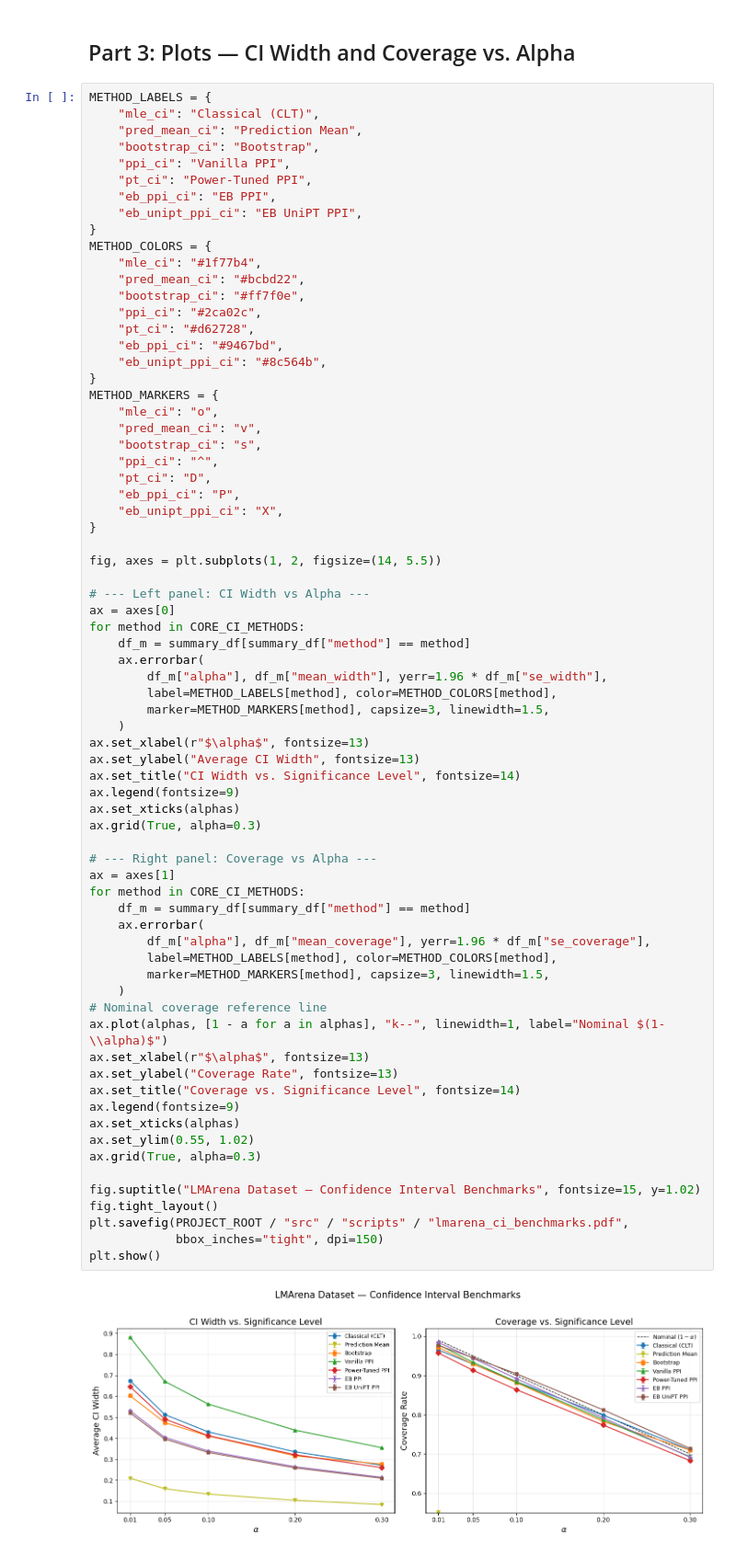
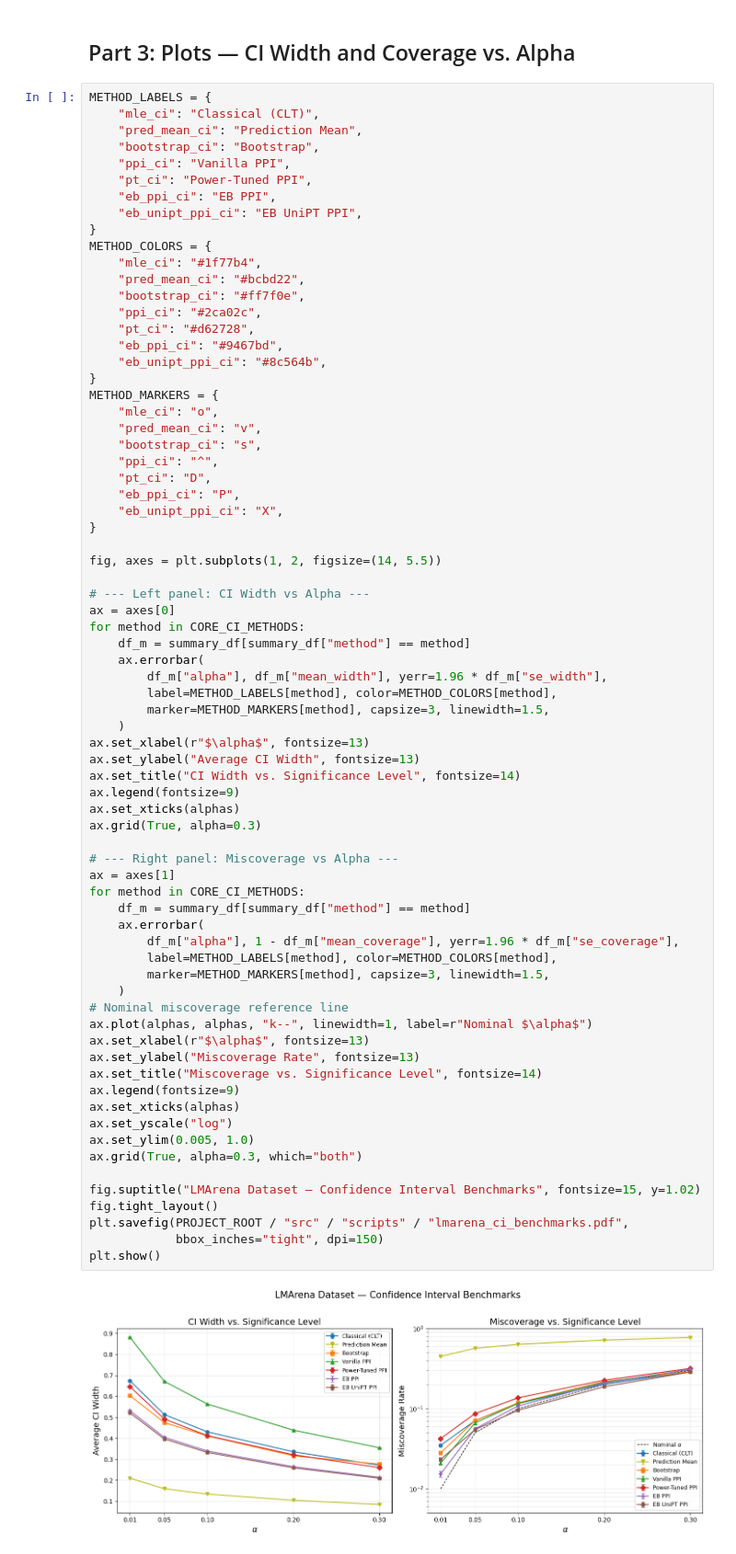
Before and after one commit to listar2000/prediction-powered-adaptive-shrinkage, a Jupyter notebook: src/scripts/lmarena_experiments.ipynb, the cells around one changed output. Shown at 92% size. Drawn from its saved outputs; the diff is of its cells as text.

Commit message:
edit CI plots

```diff
--- a/src/scripts/lmarena_experiments.ipynb
+++ b/src/scripts/lmarena_experiments.ipynb
@@ -170,39 +170,40 @@ for method in CORE_CI_METHODS:
     df_m = summary_df[summary_df["method"] == method]
     ax.errorbar(
         df_m["alpha"], df_m["mean_width"], yerr=1.96 * df_m["se_width"],
         label=METHOD_LABELS[method], color=METHOD_COLORS[method],
         marker=METHOD_MARKERS[method], capsize=3, linewidth=1.5,
     )
 ax.set_xlabel(r"$\alpha$", fontsize=13)
 ax.set_ylabel("Average CI Width", fontsize=13)
 ax.set_title("CI Width vs. Significance Level", fontsize=14)
 ax.legend(fontsize=9)
 ax.set_xticks(alphas)
 ax.grid(True, alpha=0.3)
 
-# --- Right panel: Coverage vs Alpha ---
+# --- Right panel: Miscoverage vs Alpha ---
 ax = axes[1]
 for method in CORE_CI_METHODS:
     df_m = summary_df[summary_df["method"] == method]
     ax.errorbar(
-        df_m["alpha"], df_m["mean_coverage"], yerr=1.96 * df_m["se_coverage"],
+        df_m["alpha"], 1 - df_m["mean_coverage"], yerr=1.96 * df_m["se_coverage"],
         label=METHOD_LABELS[method], color=METHOD_COLORS[method],
         marker=METHOD_MARKERS[method], capsize=3, linewidth=1.5,
     )
-# Nominal coverage reference line
-ax.plot(alphas, [1 - a for a in alphas], "k--", linewidth=1, label="Nominal $(1-\\alpha)$")
+# Nominal miscoverage reference line
+ax.plot(alphas, alphas, "k--", linewidth=1, label=r"Nominal $\alpha$")
 ax.set_xlabel(r"$\alpha$", fontsize=13)
-ax.set_ylabel("Coverage Rate", fontsize=13)
-ax.set_title("Coverage vs. Significance Level", fontsize=14)
+ax.set_ylabel("Miscoverage Rate", fontsize=13)
+ax.set_title("Miscoverage vs. Significance Level", fontsize=14)
 ax.legend(fontsize=9)
 ax.set_xticks(alphas)
-ax.set_ylim(0.55, 1.02)
-ax.grid(True, alpha=0.3)
+ax.set_yscale("log")
+ax.set_ylim(0.005, 1.0)
+ax.grid(True, alpha=0.3, which="both")
 
 fig.suptitle("LMArena Dataset — Confidence Interval Benchmarks", fontsize=15, y=1.02)
 fig.tight_layout()
 plt.savefig(PROJECT_ROOT / "src" / "scripts" / "lmarena_ci_benchmarks.pdf",
             bbox_inches="tight", dpi=150)
 plt.show()
 # %% [output]
-[figure, old version]
+[figure, new version]
```
Also changed, not shown: parts of 1 cell of this notebook, 1 other file.
